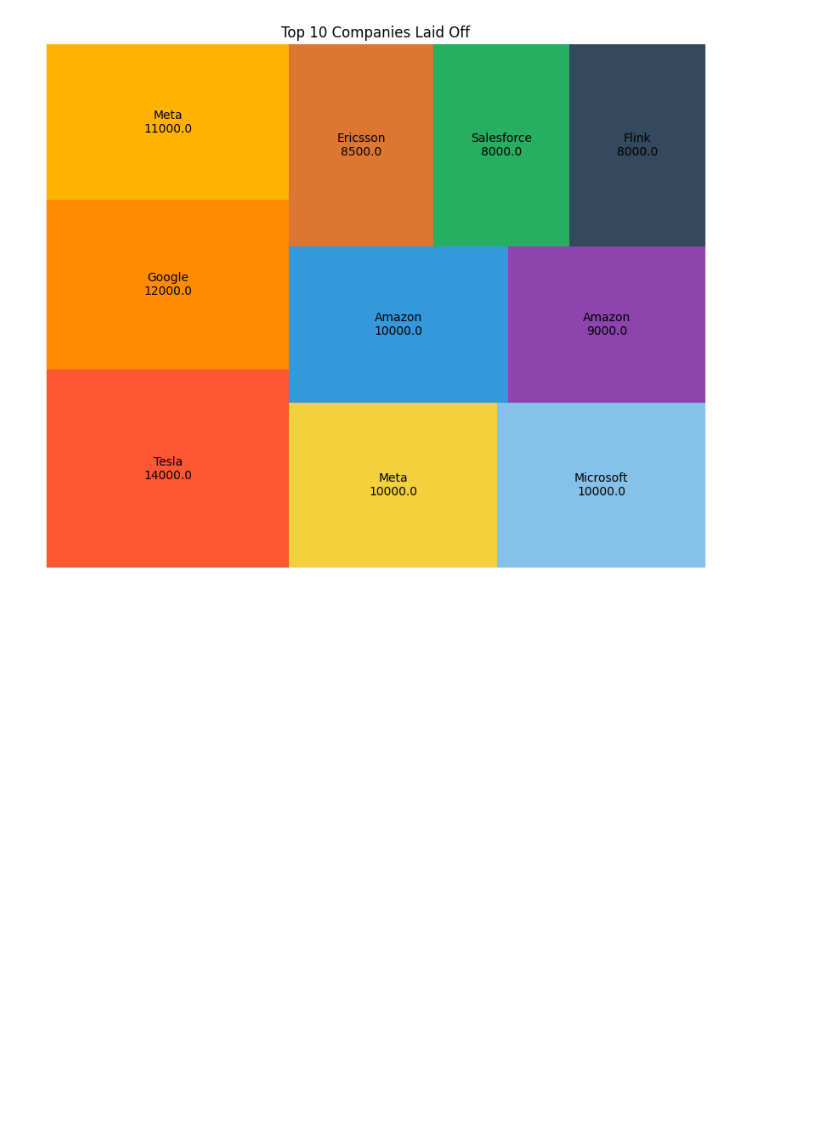
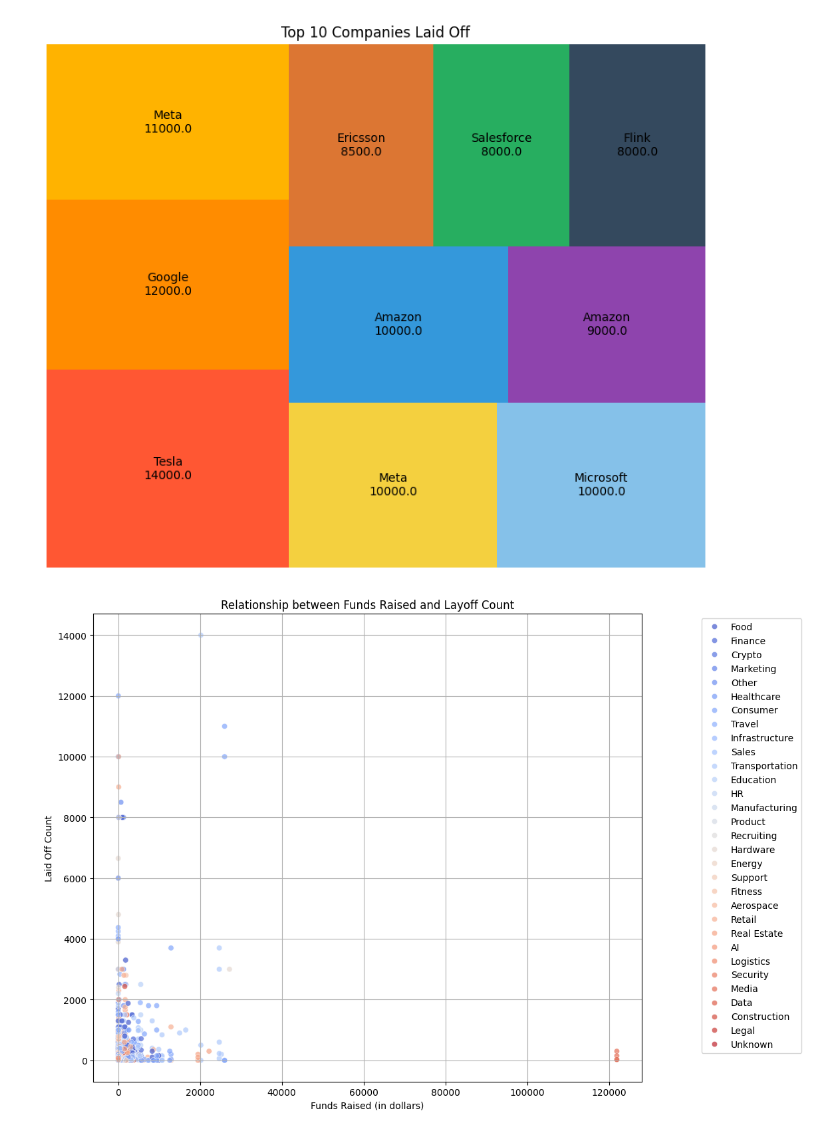
Before and after one commit to Shawn1yu/2020-2024-layoff_data_visualization, a Jupyter notebook: Layoff_Data_Visualization.ipynb, the cells around one changed output. Cells and saved outputs as stored; diff of their text form; code cells hidden in the pictures; blank space fills up the shorter version.

```diff
--- a/Layoff_Data_Visualization.ipynb
+++ b/Layoff_Data_Visualization.ipynb
@@ -329,3 +377,15 @@ plt.axis('off')
 plt.show()
 # %% [output]
 [figure]
+# %%
+fig, ax = plt.subplots(figsize=(12, 8))
+
+sns.scatterplot(data=df, x='Funds_Raised', y='Laid_Off_Count', hue='Industry', palette='coolwarm', edgecolor='w', alpha=0.7, ax=ax)
+ax.set(title='Relationship between Funds Raised and Layoff Count', xlabel='Funds Raised (in dollars)', ylabel='Laid Off Count')
+
+ax.legend(loc='upper right', bbox_to_anchor=(1.3, 1))
+plt.tight_layout()
+plt.grid(True)
+plt.show()
+# %% [output]
+[figure, added]
```
Also changed, not shown: parts of 9 cells of this notebook.
